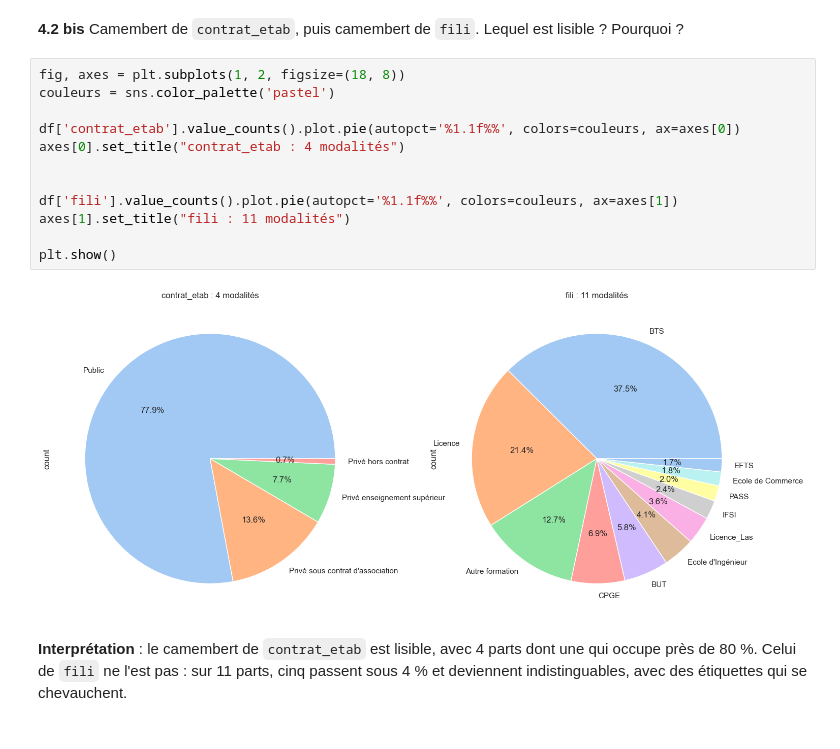
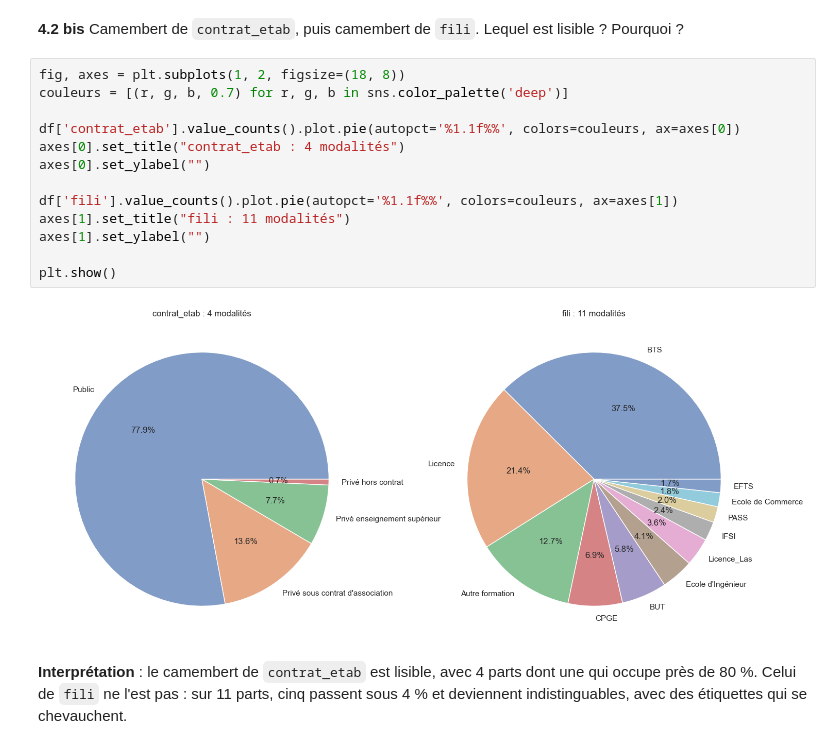
Before and after one commit to Atabbi/Analyse-Univari-, a Jupyter notebook: TP_Parcoursup.ipynb, the cells around one changed output. Saved outputs shown, nothing was run; the diff lists cells and outputs as text.

```diff
--- a/TP_Parcoursup.ipynb
+++ b/TP_Parcoursup.ipynb
@@ -334,18 +334,19 @@ plt.show()
 **4.2 bis** Camembert de `contrat_etab`, puis camembert de `fili`. Lequel est lisible ? Pourquoi ?
 # %%
 fig, axes = plt.subplots(1, 2, figsize=(18, 8))
-couleurs = sns.color_palette('pastel')
+couleurs = [(r, g, b, 0.7) for r, g, b in sns.color_palette('deep')]
 
 df['contrat_etab'].value_counts().plot.pie(autopct='%1.1f%%', colors=couleurs, ax=axes[0])
 axes[0].set_title("contrat_etab : 4 modalités")
-
+axes[0].set_ylabel("")
 
 df['fili'].value_counts().plot.pie(autopct='%1.1f%%', colors=couleurs, ax=axes[1])
 axes[1].set_title("fili : 11 modalités")
+axes[1].set_ylabel("")
 
 plt.show()
 # %% [output]
-[figure, old version]
+[figure, new version]
 # %% [markdown]
 **Interprétation** : le camembert de `contrat_etab` est lisible, avec 4 parts dont une qui occupe près de 80 %. Celui de `fili` ne l'est pas : sur 11 parts, cinq passent sous 4 % et deviennent indistinguables, avec des étiquettes qui se chevauchent.
 # %% [markdown]
```
Also changed, not shown: parts of 9 cells of this notebook.
